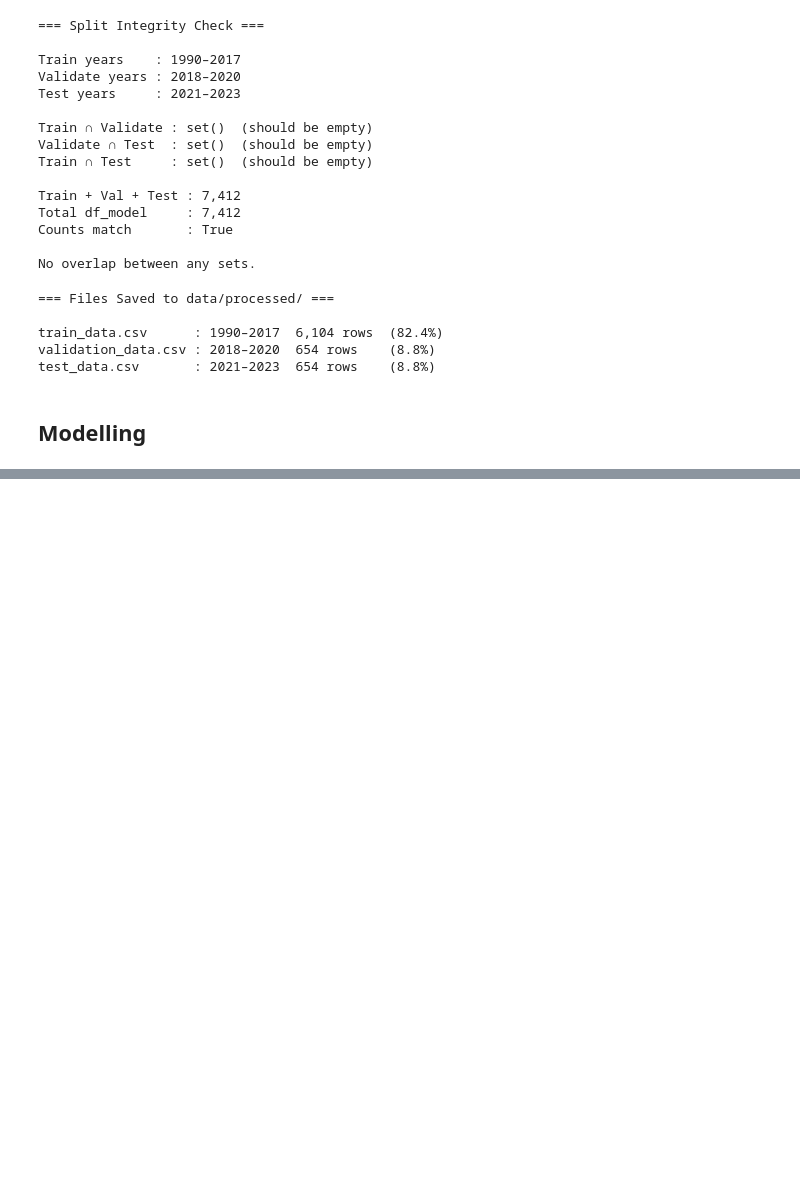
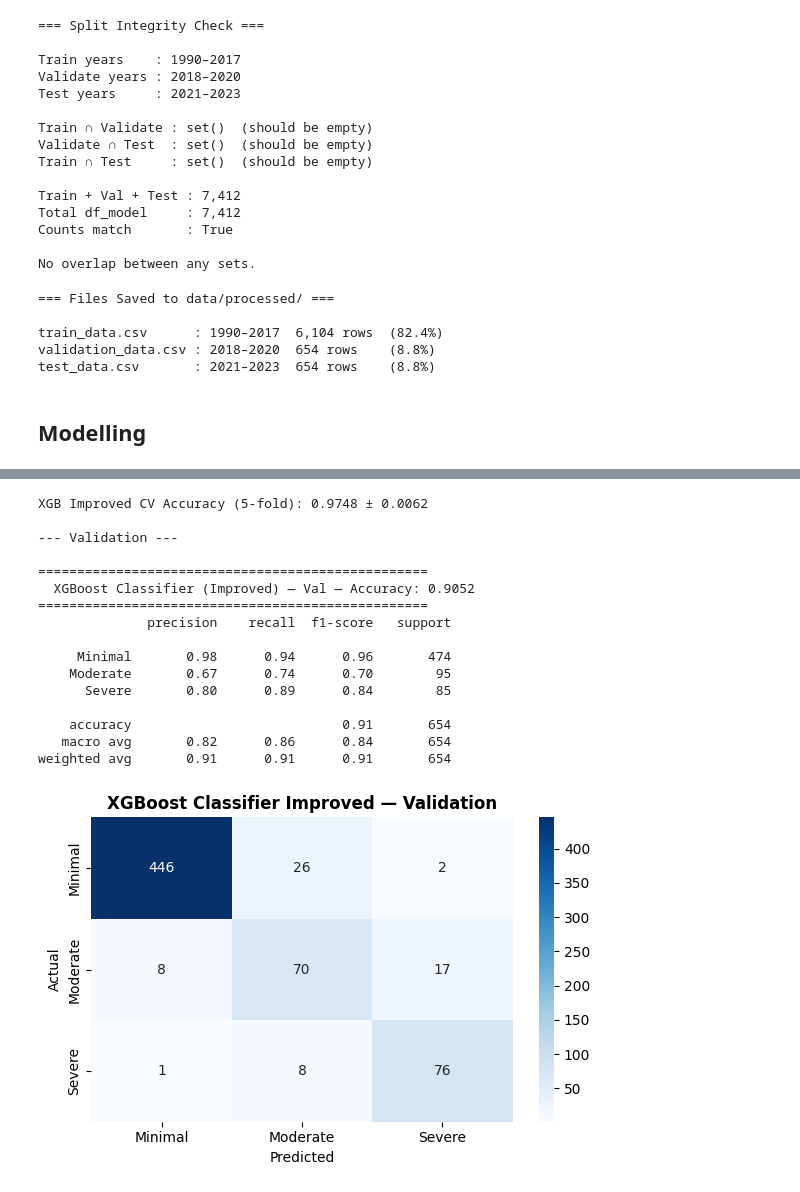
Before and after one commit to npydipati/CAP5771_npydipati, a Jupyter notebook: data_modeling.ipynb, the cells around one changed output, grey strips where cells are left out. Cells and saved outputs as stored; diff of their text form; code cells hidden in the pictures; blank space fills up the shorter version.

```diff
--- a/data_modeling.ipynb
+++ b/data_modeling.ipynb
@@ -441 +465,49 @@ weighted avg       0.99      0.99      0.99       654
+# %%
+# Improved XGBoost Classifier with tuned hyperparameters
+
+xgb_cls_improved = xgb.XGBClassifier(
+    n_estimators=1000,
+    max_depth=4,
+    learning_rate=0.03,
+    subsample=0.85,
+    colsample_bytree=0.85,
+    min_child_weight=3,
+    gamma=0.1,
+    reg_lambda=1.2,
+    reg_alpha=0.15,
+    use_label_encoder=False,
+    eval_metric='mlogloss',
+    random_state=42
+)
+xgb_cls_improved.fit(X_train, y_train_cls,
+                     eval_set=[(X_val, y_val_cls)],
+                     verbose=False)
+
+cv_scores_xgb_imp = cross_val_score(xgb_cls_improved, X_train, y_train_cls,
+                                     cv=cv, scoring='accuracy')
+print(f"XGB Improved CV Accuracy (5-fold): {cv_scores_xgb_imp.mean():.4f} ± {cv_scores_xgb_imp.std():.4f}")
+
+print("\n--- Validation ---")
+val_pred_xgb_imp, val_acc_xgb_imp = eval_classifier(
+    xgb_cls_improved, X_val, y_val_cls, "XGBoost Classifier (Improved) — Val"
+)
+plot_confusion(y_val_cls, val_pred_xgb_imp, "XGBoost Classifier Improved — Validation")
+# %% [output]
+XGB Improved CV Accuracy (5-fold): 0.9748 ± 0.0062
+
+--- Validation ---
+
+==================================================
+  XGBoost Classifier (Improved) — Val — Accuracy: 0.9052
+==================================================
+              precision    recall  f1-score   support
+
+     Minimal       0.98      0.94      0.96       474
+    Moderate       0.67      0.74      0.70        95
+      Severe       0.80      0.89      0.84        85
+
+    accuracy                           0.91       654
+   macro avg       0.82      0.86      0.84       654
+weighted avg       0.91      0.91      0.91       654
+[figure, added]
 # %%
```
Also changed, not shown: parts of 24 cells of this notebook.
